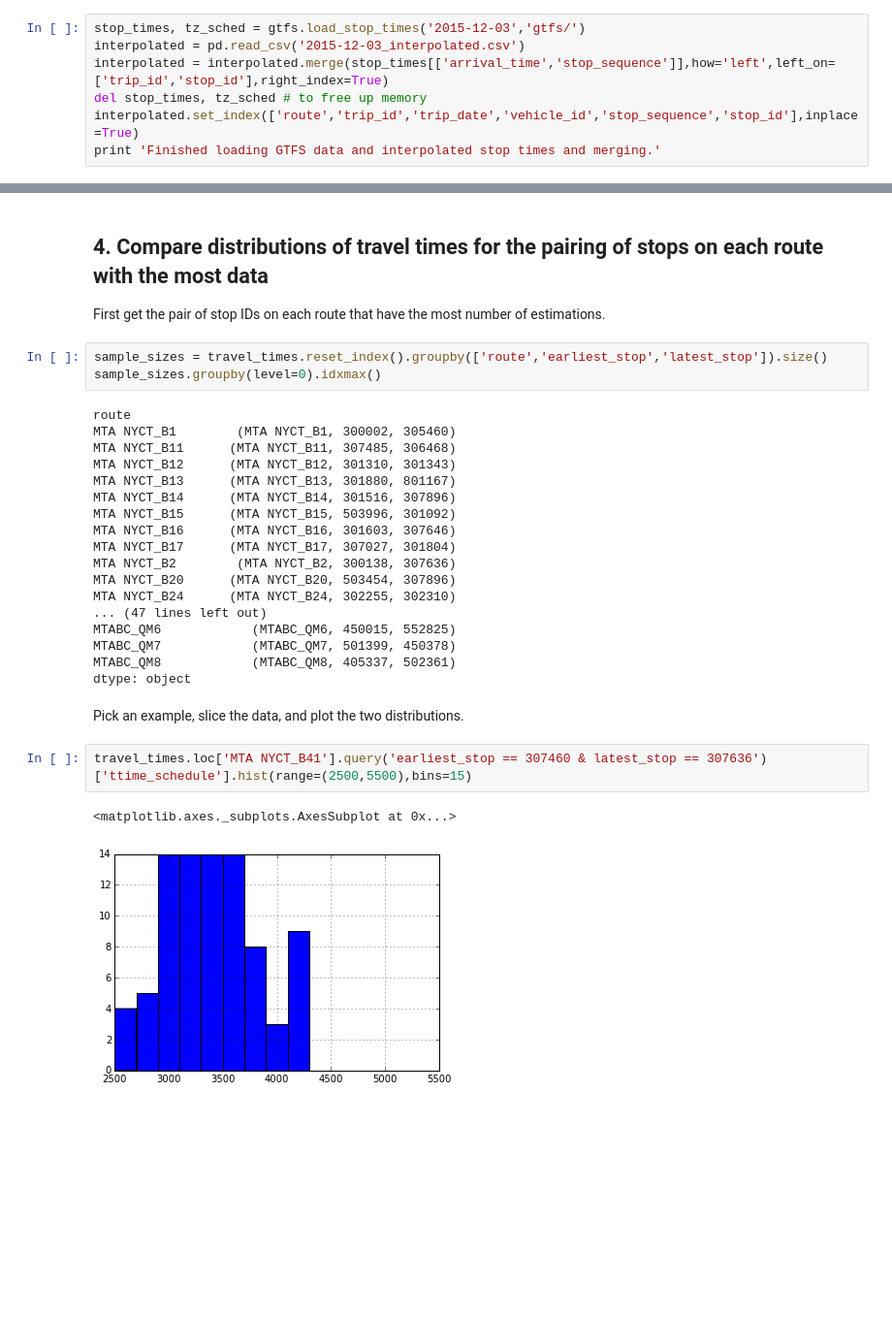
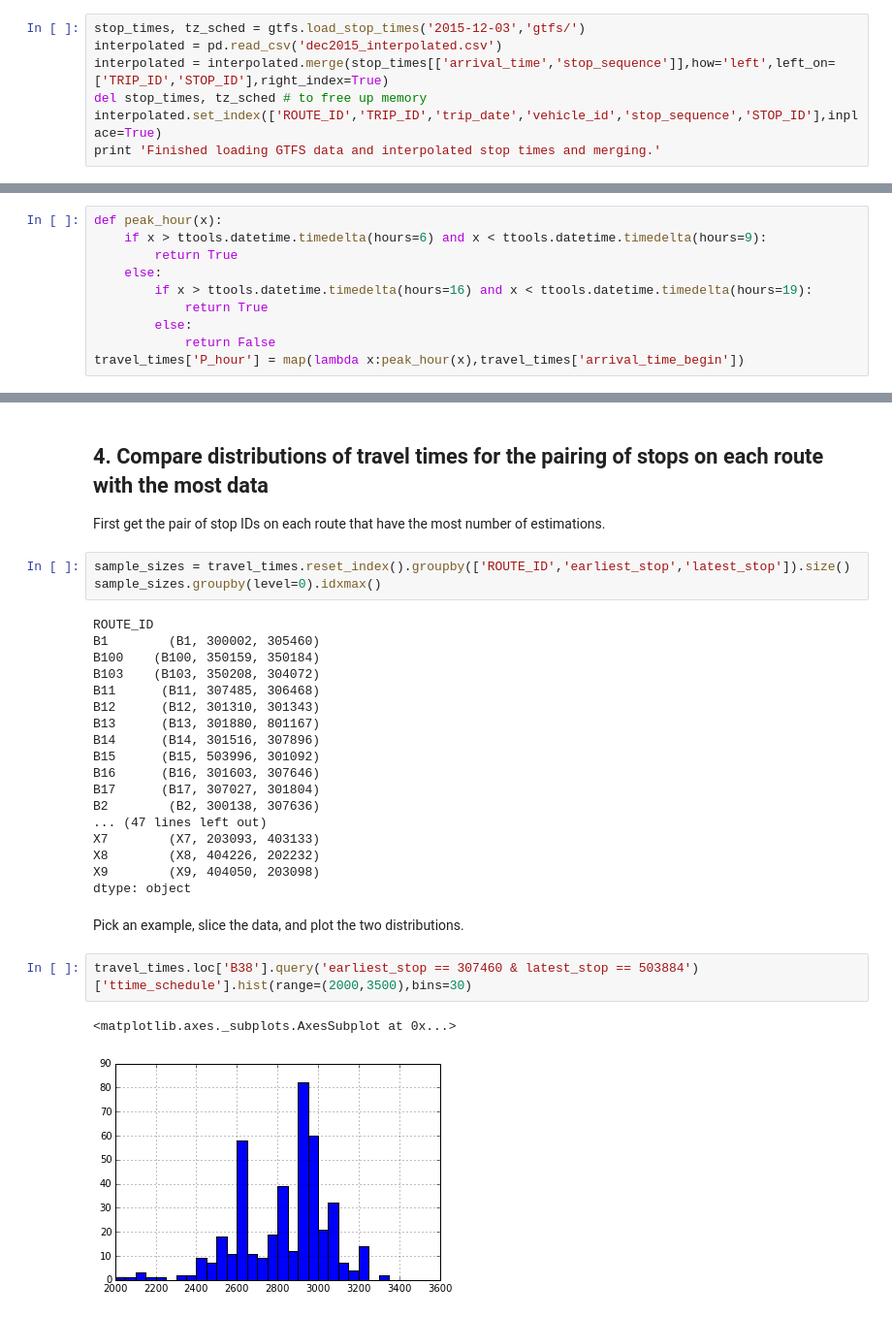
Before and after one commit to sarangof/Bus-Capstone, a Jupyter notebook: demonstration/travel_time_distributions.ipynb, the cells around one changed output, grey strips where cells are left out. Shown at 97% size. Saved outputs shown, nothing was run; the diff lists cells and outputs as text; blank space fills up the shorter version.

Commit message:
updated travel time distributions analysis using whole week

```diff
--- a/demonstration/travel_time_distributions.ipynb
+++ b/demonstration/travel_time_distributions.ipynb
@@ -14,10 +14,10 @@ os.chdir('/gpfs2/projects/project-bus_capstone_2016/workspace/share')
 Trip and stop metadata is not required.
 # %%
 stop_times, tz_sched = gtfs.load_stop_times('2015-12-03','gtfs/')
-interpolated = pd.read_csv('2015-12-03_interpolated.csv')
-interpolated = interpolated.merge(stop_times[['arrival_time','stop_sequence']],how='left',left_on=['trip_id','stop_id'],right_index=True)
+interpolated = pd.read_csv('dec2015_interpolated.csv')
+interpolated = interpolated.merge(stop_times[['arrival_time','stop_sequence']],how='left',left_on=['TRIP_ID','STOP_ID'],right_index=True)
 del stop_times, tz_sched # to free up memory
-interpolated.set_index(['route','trip_id','trip_date','vehicle_id','stop_sequence','stop_id'],inplace=True)
+interpolated.set_index(['ROUTE_ID','TRIP_ID','trip_date','vehicle_id','stop_sequence','STOP_ID'],inplace=True)
 print 'Finished loading GTFS data and interpolated stop times and merging.'
 # %% [output]
 Finished loading GTFS data and interpolated stop times and merging.
@@ -73,5 +73,15 @@ travel_times.head(25)
 # %% [markdown]
 ## 3. Show distribution of travel time variance across all trips (or fragments) in data.
+# %%
+def peak_hour(x):
+    if x > ttools.datetime.timedelta(hours=6) and x < ttools.datetime.timedelta(hours=9):
+        return True
+    else:
+        if x > ttools.datetime.timedelta(hours=16) and x < ttools.datetime.timedelta(hours=19):
+            return True
+        else:
+            return False
+travel_times['P_hour'] = map(lambda x:peak_hour(x),travel_times['arrival_time_begin'])
 # %%
 travel_times['ttime_var'].hist(range=(-500,1500),bins=40)
 # %% [output]
@@ -81,31 +103,31 @@ travel_times['ttime_var'].hist(range=(-500,1500),bins=40)
 ## 4. Compare distributions of travel times for the pairing of stops on each route with the most data
 First get the pair of stop IDs on each route that have the most number of estimations.
 # %%
-sample_sizes = travel_times.reset_index().groupby(['route','earliest_stop','latest_stop']).size()
+sample_sizes = travel_times.reset_index().groupby(['ROUTE_ID','earliest_stop','latest_stop']).size()
 sample_sizes.groupby(level=0).idxmax()
 # %% [output]
-route
-MTA NYCT_B1        (MTA NYCT_B1, 300002, 305460)
-MTA NYCT_B11      (MTA NYCT_B11, 307485, 306468)
-MTA NYCT_B12      (MTA NYCT_B12, 301310, 301343)
-MTA NYCT_B13      (MTA NYCT_B13, 301880, 801167)
-MTA NYCT_B14      (MTA NYCT_B14, 301516, 307896)
-MTA NYCT_B15      (MTA NYCT_B15, 503996, 301092)
-MTA NYCT_B16      (MTA NYCT_B16, 301603, 307646)
-MTA NYCT_B17      (MTA NYCT_B17, 307027, 301804)
-MTA NYCT_B2        (MTA NYCT_B2, 300138, 307636)
-MTA NYCT_B20      (MTA NYCT_B20, 503454, 307896)
-MTA NYCT_B24      (MTA NYCT_B24, 302255, 302310)
+ROUTE_ID
+B1        (B1, 300002, 305460)
+B100    (B100, 350159, 350184)
+B103    (B103, 350208, 304072)
+B11      (B11, 307485, 306468)
+B12      (B12, 301310, 301343)
+B13      (B13, 301880, 801167)
+B14      (B14, 301516, 307896)
+B15      (B15, 503996, 301092)
+B16      (B16, 301603, 307646)
+B17      (B17, 307027, 301804)
+B2        (B2, 300138, 307636)
 ... (47 lines left out)
-MTABC_QM6            (MTABC_QM6, 450015, 552825)
-MTABC_QM7            (MTABC_QM7, 501399, 450378)
-MTABC_QM8            (MTABC_QM8, 405337, 502361)
+X7        (X7, 203093, 403133)
+X8        (X8, 404226, 202232)
+X9        (X9, 404050, 203098)
 dtype: object
 # %% [markdown]
 Pick an example, slice the data, and plot the two distributions.
 # %%
-travel_times.loc['MTA NYCT_B41'].query('earliest_stop == 307460 & latest_stop == 307636')['ttime_schedule'].hist(range=(2500,5500),bins=15)
+travel_times.loc['B38'].query('earliest_stop == 307460 & latest_stop == 503884')['ttime_schedule'].hist(range=(2000,3500),bins=30)
 # %% [output]
 <matplotlib.axes._subplots.AxesSubplot at 0x...>
-[figure, old version]
+[figure, new version]
 # %%
```
Also changed, not shown: parts of 16 cells of this notebook.
